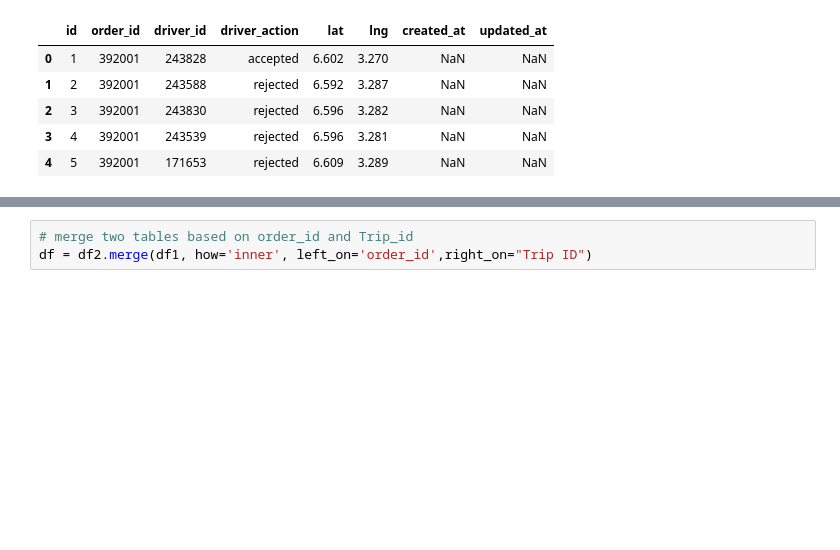
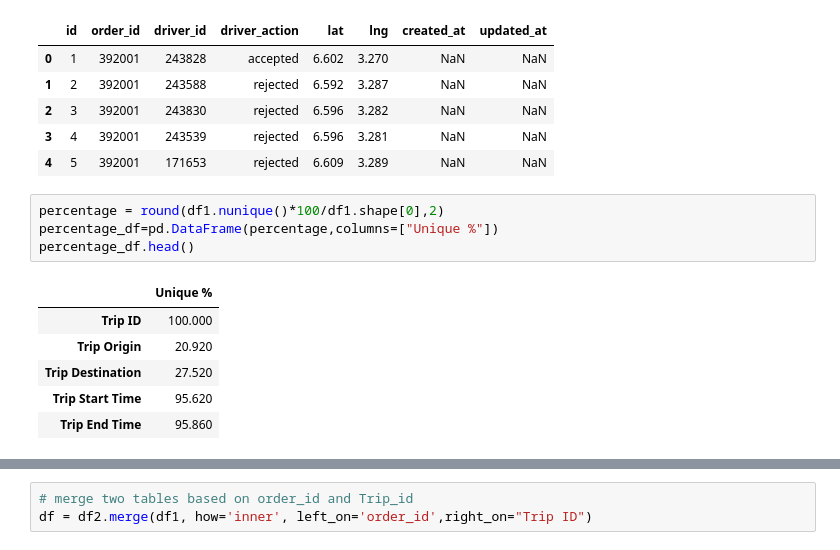
Before and after one commit to Yohanes-GR/Logistic-optimization-Causal-Inference, a Jupyter notebook: notebooks/EDA.ipynb, the cells around one changed output, grey strips where cells are left out. Cells and saved outputs as stored; diff of their text form; blank space fills up the shorter version.

```diff
--- a/notebooks/EDA.ipynb
+++ b/notebooks/EDA.ipynb
@@ -121,3 +125,14 @@ df2.head()
 | 2 | 3 | 392001 | 243830 | rejected | 6.596 | 3.282 | NaN | NaN |
 | 3 | 4 | 392001 | 243539 | rejected | 6.596 | 3.281 | NaN | NaN |
 | 4 | 5 | 392001 | 171653 | rejected | 6.609 | 3.289 | NaN | NaN |
+# %%
+percentage = round(df1.nunique()*100/df1.shape[0],2)
+percentage_df=pd.DataFrame(percentage,columns=["Unique %"])
+percentage_df.head()
+# %% [output]
+|  | Unique % |
+| Trip ID | 100.000 |
+| Trip Origin | 20.920 |
+| Trip Destination | 27.520 |
+| Trip Start Time | 95.620 |
+| Trip End Time | 95.860 |
```
Also changed, not shown: parts of 13 cells of this notebook.
